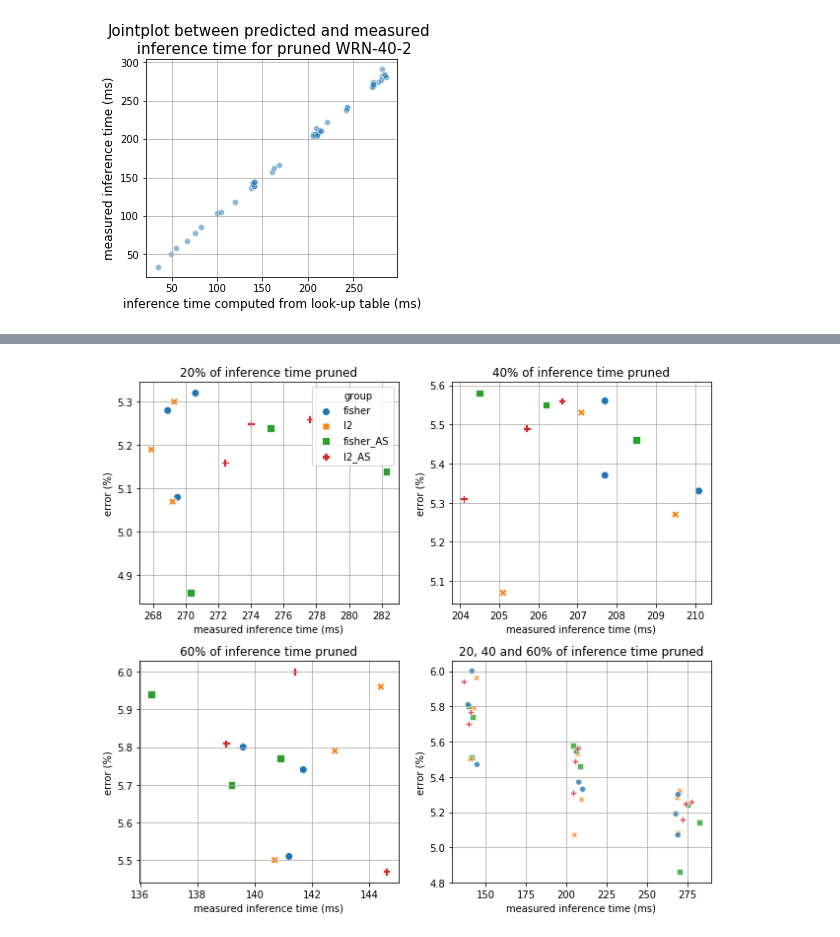
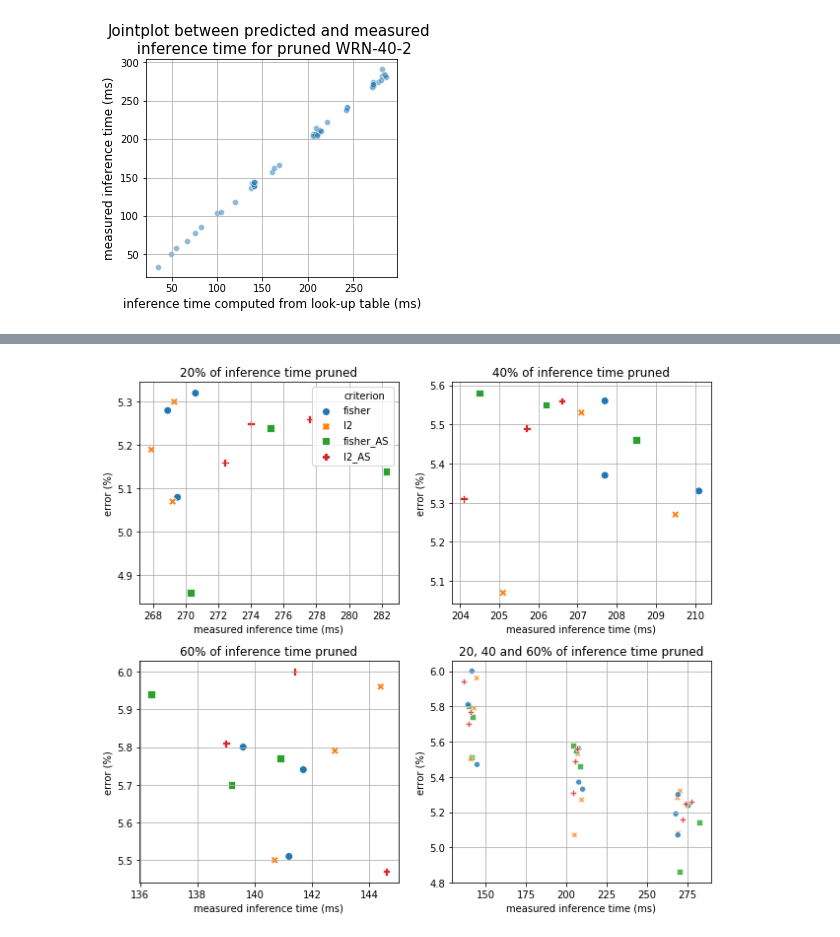
Before and after one commit to NatGr/Master_Thesis, a Jupyter notebook: NetAdapt/visualize.ipynb, the cells around one changed output, grey strips where cells are left out. Drawn from its saved outputs; the diff is of its cells as text; code cells hidden in the pictures.

```diff
--- a/NetAdapt/visualize.ipynb
+++ b/NetAdapt/visualize.ipynb
@@ -88,41 +113,41 @@ group_6 = ['res-40-2-l2_pruned-pf=0.6-dr=0.98-init_red_fact=30',
              'res-40-2-l2_pruned-pf=0.6-dr=0.98-allow_small-init_red_fact=30-3',]
 
 results_NA = results[np.logical_and(results['method'] == 'NetAdapt',
-                                    results['group'] != 'more_fine_tuning')].copy()
+                                    results['criterion'] != 'more_fine_tuning')].copy()
 
 results_NA_02 = results_NA[results_NA.file_name.apply(lambda x: x in group_2)]
 results_NA_04 = results_NA[results_NA.file_name.apply(lambda x: x in group_4)]
 results_NA_06 = results_NA[results_NA.file_name.apply(lambda x: x in group_6)]
 # %%
 fig, ax = plt.subplots(2, 2, figsize=(9, 8))
-sns.scatterplot(x="measured_time", y="retrain_scratch", data=results_NA_02, hue='group',
-                style='group', legend='brief', ax=ax[0, 0], s=60)
+sns.scatterplot(x="measured_time", y="retrain_scratch", data=results_NA_02, hue='criterion',
+                style='criterion', legend='brief', ax=ax[0, 0], s=60)
 ax[0, 0].set_title('20% of inference time pruned')
 ax[0, 0].set_xlabel('measured inference time (ms)')
 ax[0, 0].set_ylabel('error (%)')
 ax[0, 0].grid(True)
-sns.scatterplot(x="measured_time", y="retrain_scratch", data=results_NA_04, hue='group',
-                style='group', legend=False, ax=ax[0, 1], s=60)
+sns.scatterplot(x="measured_time", y="retrain_scratch", data=results_NA_04, hue='criterion',
+                style='criterion', legend=False, ax=ax[0, 1], s=60)
 ax[0, 1].set_title('40% of inference time pruned')
 ax[0, 1].set_xlabel('measured inference time (ms)')
 ax[0, 1].set_ylabel('error (%)')
 ax[0, 1].grid(True)
-sns.scatterplot(x="measured_time", y="retrain_scratch", data=results_NA_06, hue='group',
-                style='group', legend=False, ax=ax[1, 0], s=60)
+sns.scatterplot(x="measured_time", y="retrain_scratch", data=results_NA_06, hue='criterion',
+                style='criterion', legend=False, ax=ax[1, 0], s=60)
 ax[1, 0].set_title('60% of inference time pruned')
 ax[1, 0].set_xlabel('measured inference time (ms)')
 ax[1, 0].set_ylabel('error (%)')
 ax[1, 0].grid(True)
-sns.scatterplot(x="measured_time", y="retrain_scratch", data=results_NA, hue='group',
-                style='group', legend=False, ax=ax[1, 1], alpha=0.8)
+sns.scatterplot(x="measured_time", y="retrain_scratch", data=results_NA, hue='criterion',
+                style='criterion', legend=False, ax=ax[1, 1], alpha=0.8)
 ax[1, 1].set_title('20, 40 and 60% of inference time pruned')
 ax[1, 1].set_xlabel('measured inference time (ms)')
 ax[1, 1].set_ylabel('error (%)')
 ax[1, 1].grid(True)
 plt.tight_layout()  # so as to avoid overlaps
 # plt.savefig('NA_variations.pdf')
 plt.show()
 # %% [output]
-[figure, old version]
+[figure, new version]
 # %%
 fig, ax = plt.subplots(1, figsize=(9, 8))
```
Also changed, not shown: parts of 7 cells of this notebook, 6 other files.
